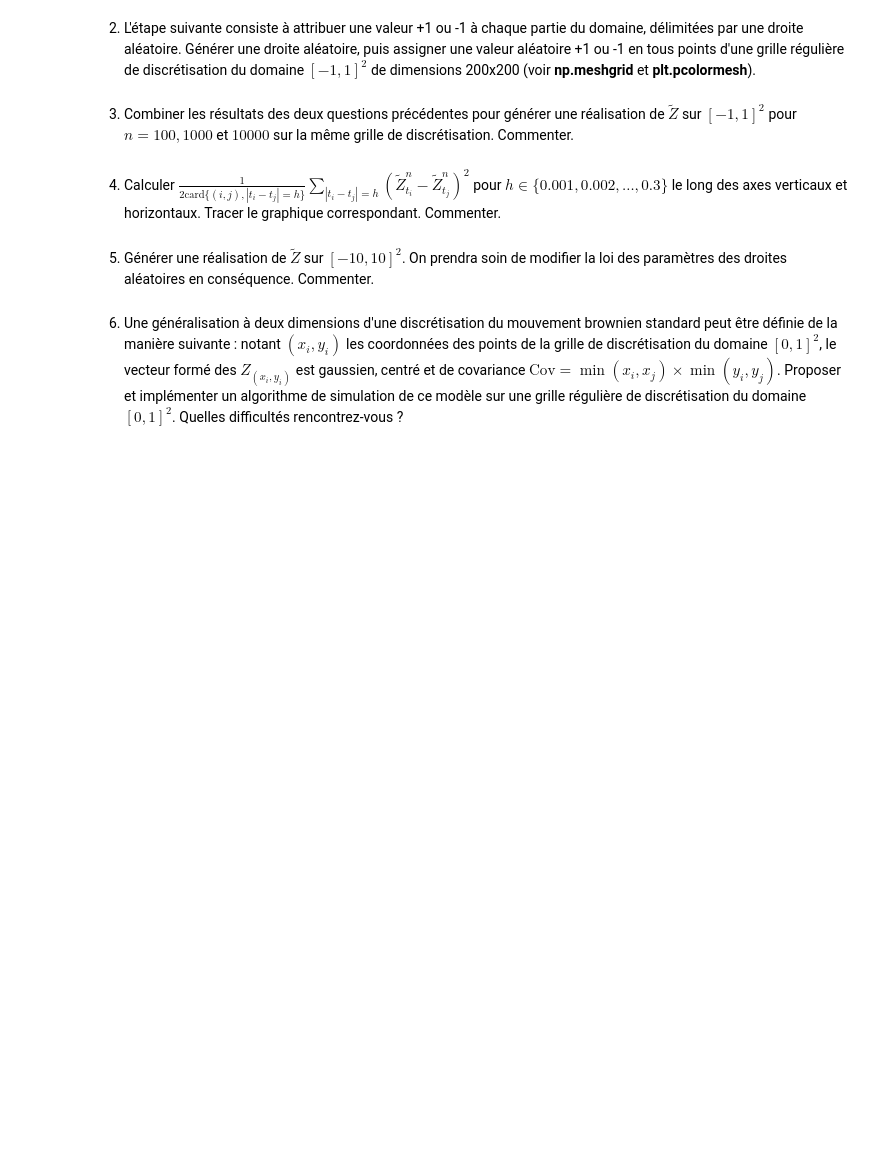
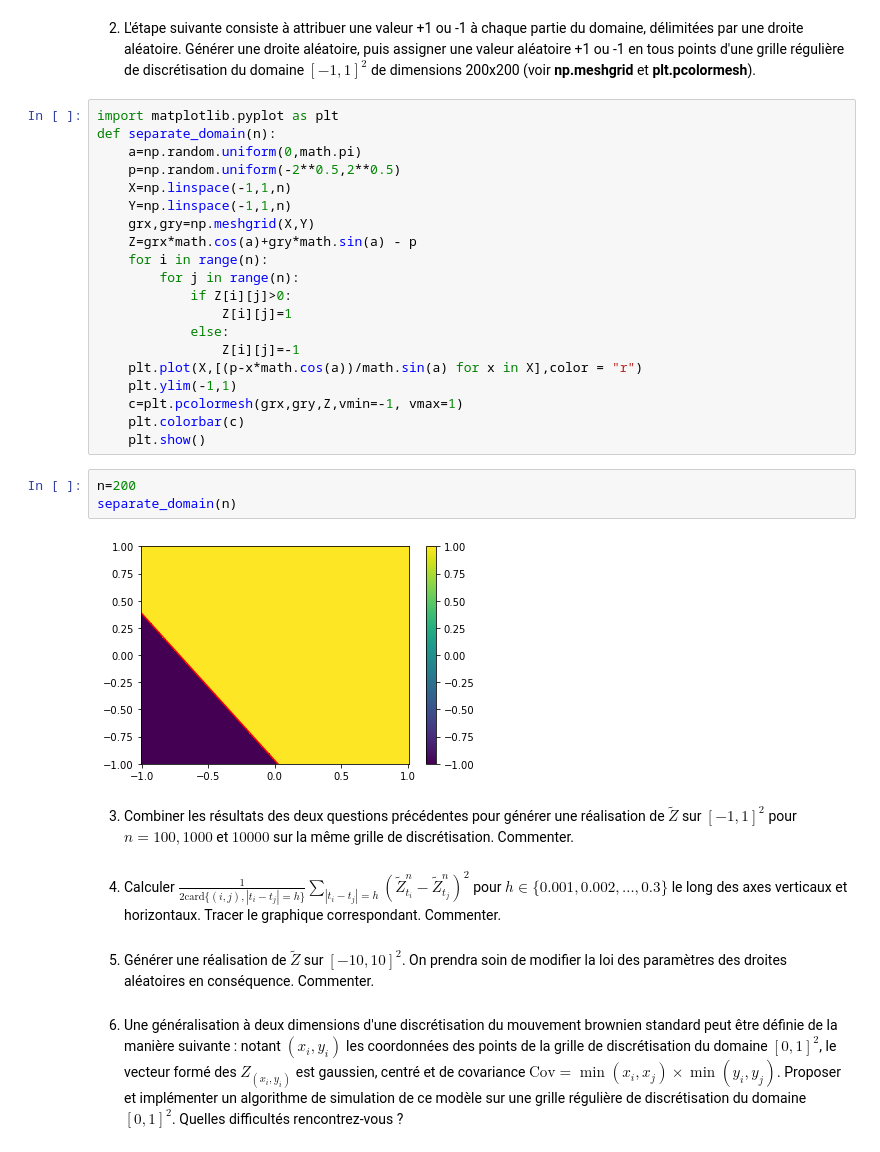
Before and after one commit to Joris-Landais/pojet_num-rique_proba, a Jupyter notebook: Projet numérique de Probabilités 2022 - enonce.ipynb, the cells around one changed output. Saved outputs shown, nothing was run; the diff lists cells and outputs as text; blank space fills up the shorter version.

```diff
--- a/Projet numérique de Probabilités 2022 - enonce.ipynb
+++ b/Projet numérique de Probabilités 2022 - enonce.ipynb
@@ -269,5 +296,30 @@ où $x,y \in [0,1]$ sont les coordonnées, $\alpha \sim \mathcal{U}_{[0,\pi]}$ e
 # %% [markdown]
 2. L'étape suivante consiste à attribuer une valeur +1 ou -1 à chaque partie du domaine, délimitées par une droite aléatoire. Générer une droite aléatoire, puis assigner une valeur aléatoire +1 ou -1 en tous points d'une grille régulière de discrétisation du domaine $[-1,1]^2$ de dimensions 200x200 (voir **np.meshgrid** et **plt.pcolormesh**).
+# %%
+import matplotlib.pyplot as plt
+def separate_domain(n):
+    a=np.random.uniform(0,math.pi)
+    p=np.random.uniform(-2**0.5,2**0.5)
+    X=np.linspace(-1,1,n)
+    Y=np.linspace(-1,1,n)
+    grx,gry=np.meshgrid(X,Y)
+    Z=grx*math.cos(a)+gry*math.sin(a) - p
+    for i in range(n):
+        for j in range(n):
+            if Z[i][j]>0:
+                Z[i][j]=1
+            else:
+                Z[i][j]=-1
+    plt.plot(X,[(p-x*math.cos(a))/math.sin(a) for x in X],color = "r")
+    plt.ylim(-1,1)
+    c=plt.pcolormesh(grx,gry,Z,vmin=-1, vmax=1)
+    plt.colorbar(c)
+    plt.show()
+# %%
+n=200
+separate_domain(n)
+# %% [output]
+[figure, added]
 # %% [markdown]
 3. Combiner les résultats des deux questions précédentes pour générer une réalisation de $\tilde{Z}$ sur $[-1,1]^2$ pour $n = 100, 1000$ et $10000$ sur la même grille de discrétisation. Commenter.
 # %% [markdown]
```
Also changed, not shown: parts of 6 cells of this notebook.
